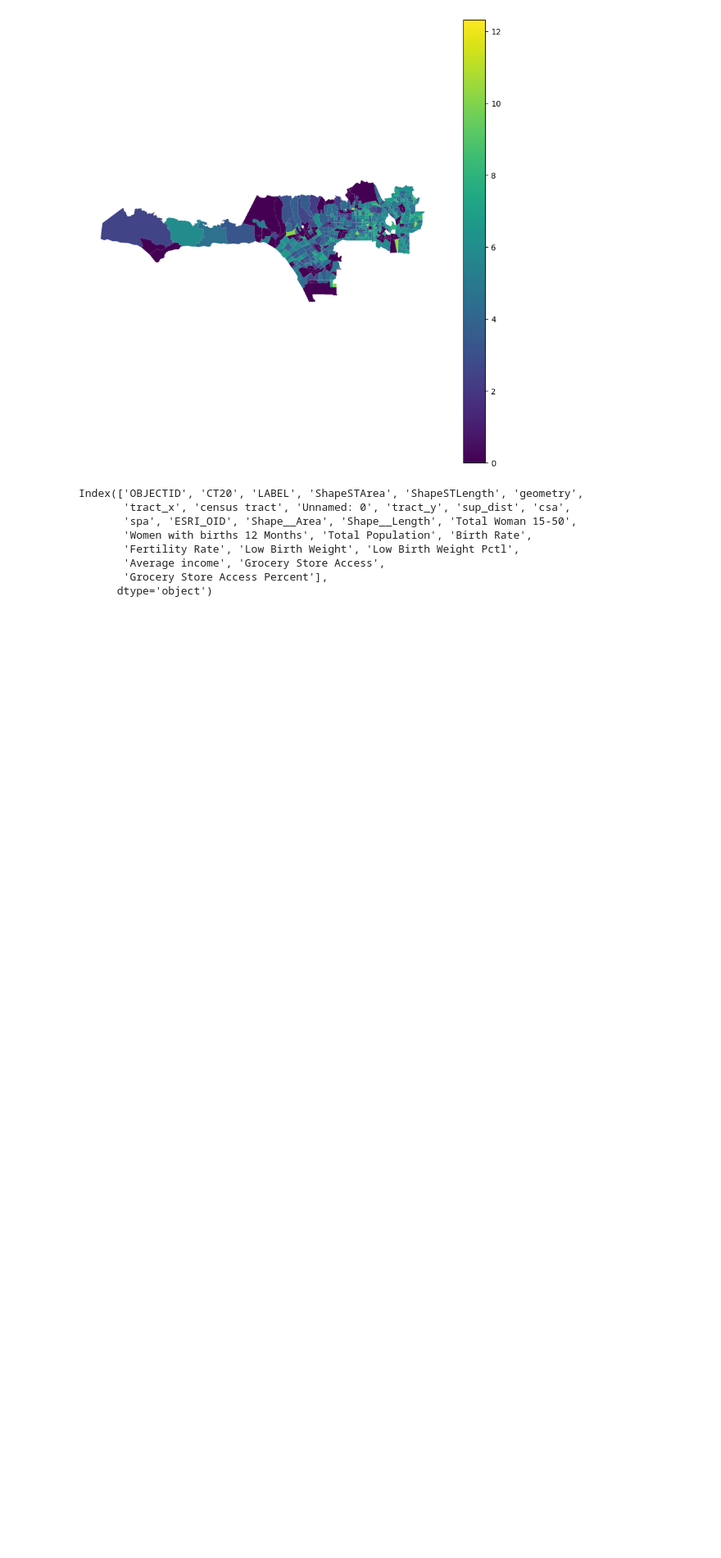
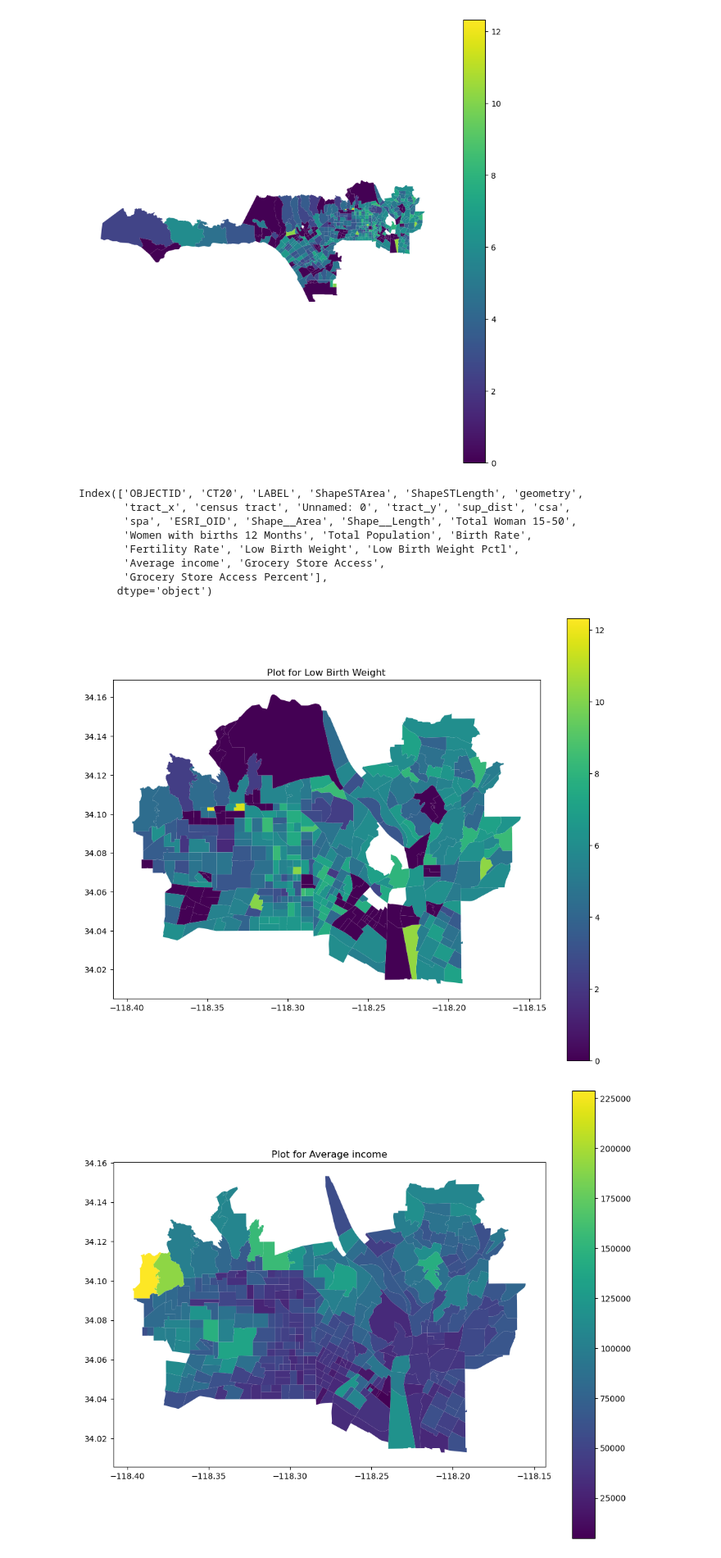
Before and after one commit to kiranr24/AMKSX, a Jupyter notebook: Group Assignments/Notebook 3.ipynb, the cells around one changed output. Shown at 82% size. Cells and saved outputs as stored; diff of their text form; code cells hidden in the pictures; blank space fills up the shorter version.

Commit message:
Added loop/function

```diff
--- a/Group Assignments/Notebook 3.ipynb
+++ b/Group Assignments/Notebook 3.ipynb
@@ -151,3 +151,20 @@ Index(['OBJECTID', 'CT20', 'LABEL', 'ShapeSTArea', 'ShapeSTLength', 'geometry',
 LBW4=LBW[LBW.spa == 'SPA 4 - Metro']
 # %%
 LBW5=LBW[LBW.spa == 'SPA 5 - West']
+# %%
+import matplotlib.pyplot as plt
+
+# List of columns you want to plot
+columns_to_plot = ['Low Birth Weight', 'Average income', 'Grocery Store Access Percent']
+
+# Loop through each column and plot
+for column_name in columns_to_plot:
+    LBW4.plot(figsize=(12,10),
+              column=column_name,
+              legend=True,
+              )
+    plt.title(f'Plot for {column_name}')
+    plt.show()
+# %% [output]
+[figure, added]
+[figure, added]
```
Also changed, not shown: parts of 2 cells of this notebook.
